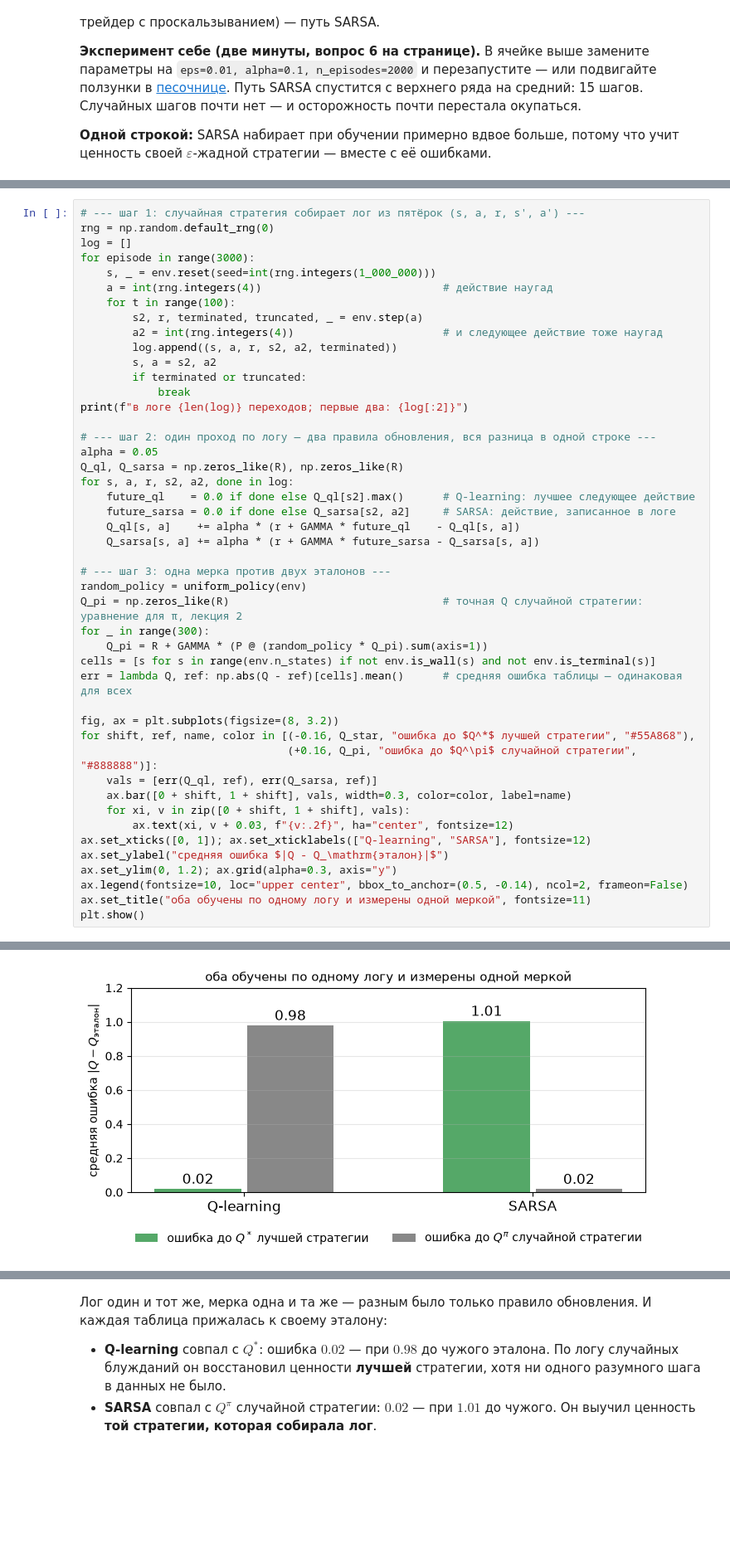
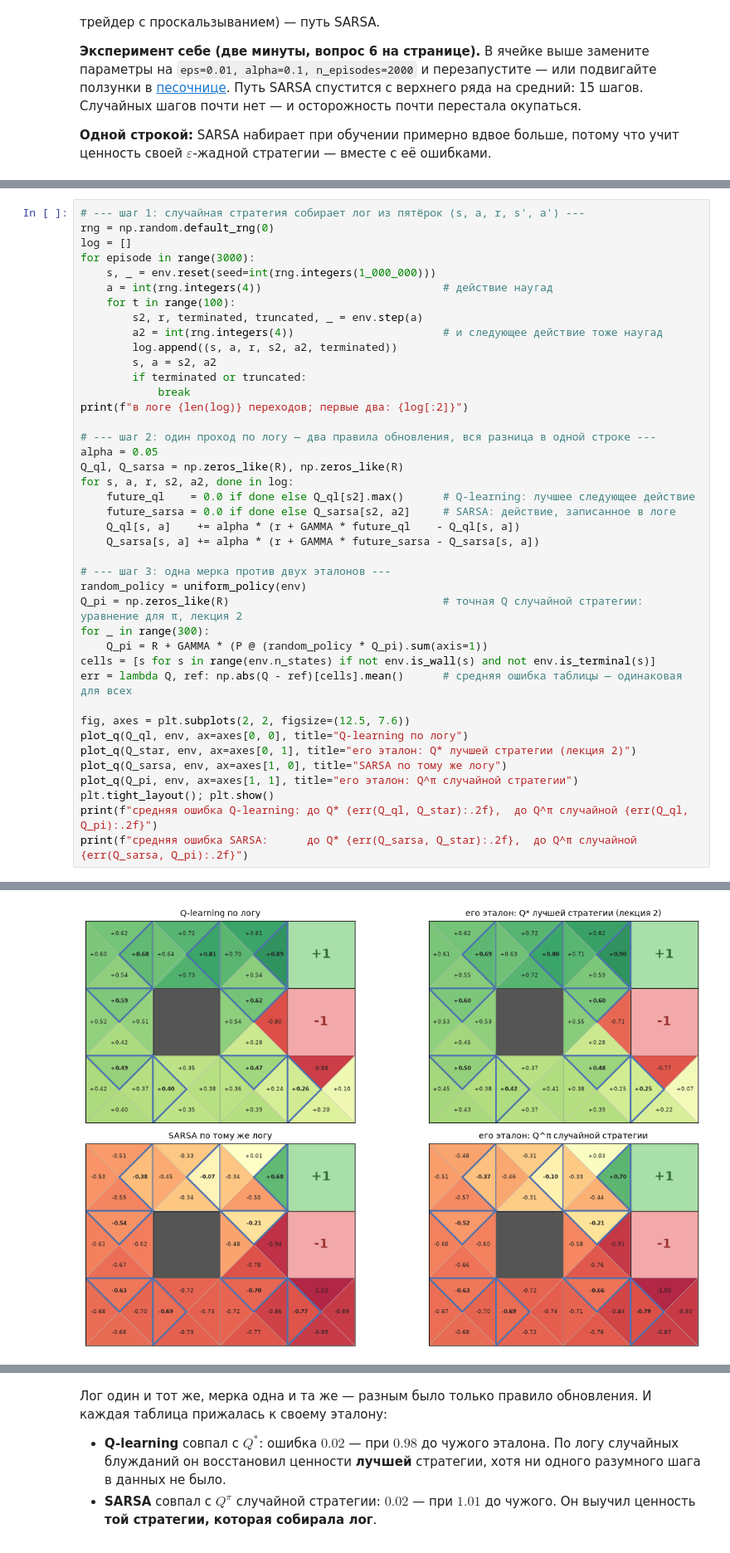
Before and after one commit to IlyaChichkanov/Reinforcement-learning, a Jupyter notebook: 04-sarsa/lecture/lecture.ipynb, the cells around one changed output, grey strips where cells are left out. Shown at 83% size. Drawn from its saved outputs; the diff is of its cells as text; blank space fills up the shorter version.

```diff
--- a/04-sarsa/lecture/lecture.ipynb
+++ b/04-sarsa/lecture/lecture.ipynb
@@ -285,44 +285,39 @@ for episode in range(3000):
     s, _ = env.reset(seed=int(rng.integers(1_000_000)))
     a = int(rng.integers(4))                            # действие наугад
     for t in range(100):
         s2, r, terminated, truncated, _ = env.step(a)
         a2 = int(rng.integers(4))                       # и следующее действие тоже наугад
         log.append((s, a, r, s2, a2, terminated))
         s, a = s2, a2
         if terminated or truncated:
             break
 print(f"в логе {len(log)} переходов; первые два: {log[:2]}")
 
 # --- шаг 2: один проход по логу — два правила обновления, вся разница в одной строке ---
 alpha = 0.05
 Q_ql, Q_sarsa = np.zeros_like(R), np.zeros_like(R)
 for s, a, r, s2, a2, done in log:
     future_ql    = 0.0 if done else Q_ql[s2].max()      # Q-learning: лучшее следующее действие
     future_sarsa = 0.0 if done else Q_sarsa[s2, a2]     # SARSA: действие, записанное в логе
     Q_ql[s, a]    += alpha * (r + GAMMA * future_ql    - Q_ql[s, a])
     Q_sarsa[s, a] += alpha * (r + GAMMA * future_sarsa - Q_sarsa[s, a])
 
 # --- шаг 3: одна мерка против двух эталонов ---
 random_policy = uniform_policy(env)
 Q_pi = np.zeros_like(R)                                 # точная Q случайной стратегии: уравнение для π, лекция 2
 for _ in range(300):
     Q_pi = R + GAMMA * (P @ (random_policy * Q_pi).sum(axis=1))
 cells = [s for s in range(env.n_states) if not env.is_wall(s) and not env.is_terminal(s)]
 err = lambda Q, ref: np.abs(Q - ref)[cells].mean()      # средняя ошибка таблицы — одинаковая для всех
 
-fig, ax = plt.subplots(figsize=(8, 3.2))
-for shift, ref, name, color in [(-0.16, Q_star, "ошибка до $Q^*$ лучшей стратегии", "#55A868"),
-                                (+0.16, Q_pi, "ошибка до $Q^\pi$ случайной стратегии", "#888888")]:
-    vals = [err(Q_ql, ref), err(Q_sarsa, ref)]
-    ax.bar([0 + shift, 1 + shift], vals, width=0.3, color=color, label=name)
-    for xi, v in zip([0 + shift, 1 + shift], vals):
-        ax.text(xi, v + 0.03, f"{v:.2f}", ha="center", fontsize=12)
-ax.set_xticks([0, 1]); ax.set_xticklabels(["Q-learning", "SARSA"], fontsize=12)
-ax.set_ylabel("средняя ошибка $|Q - Q_\mathrm{эталон}|$")
-ax.set_ylim(0, 1.2); ax.grid(alpha=0.3, axis="y")
-ax.legend(fontsize=10, loc="upper center", bbox_to_anchor=(0.5, -0.14), ncol=2, frameon=False)
-ax.set_title("оба обучены по одному логу и измерены одной меркой", fontsize=11)
-plt.show()
+fig, axes = plt.subplots(2, 2, figsize=(12.5, 7.6))
+plot_q(Q_ql, env, ax=axes[0, 0], title="Q-learning по логу")
+plot_q(Q_star, env, ax=axes[0, 1], title="его эталон: Q* лучшей стратегии (лекция 2)")
+plot_q(Q_sarsa, env, ax=axes[1, 0], title="SARSA по тому же логу")
+plot_q(Q_pi, env, ax=axes[1, 1], title="его эталон: Q^π случайной стратегии")
+plt.tight_layout(); plt.show()
+print(f"средняя ошибка Q-learning: до Q* {err(Q_ql, Q_star):.2f},  до Q^π случайной {err(Q_ql, Q_pi):.2f}")
+print(f"средняя ошибка SARSA:      до Q* {err(Q_sarsa, Q_star):.2f},  до Q^π случайной {err(Q_sarsa, Q_pi):.2f}")
 # %% [output]
 в логе 94142 переходов; первые два: [(8, 2, -0.04, 9, 2, False), (9, 2, -0.04, 10, 1, False)]
-[figure, old version]
+[figure, new version]
```
Also changed, not shown: parts of 2 cells of this notebook.
